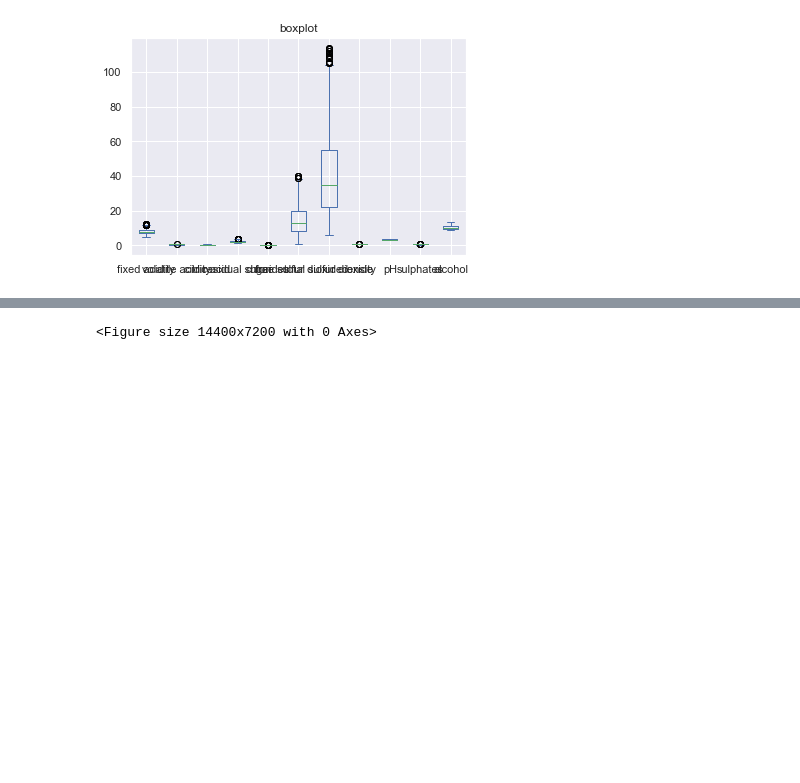
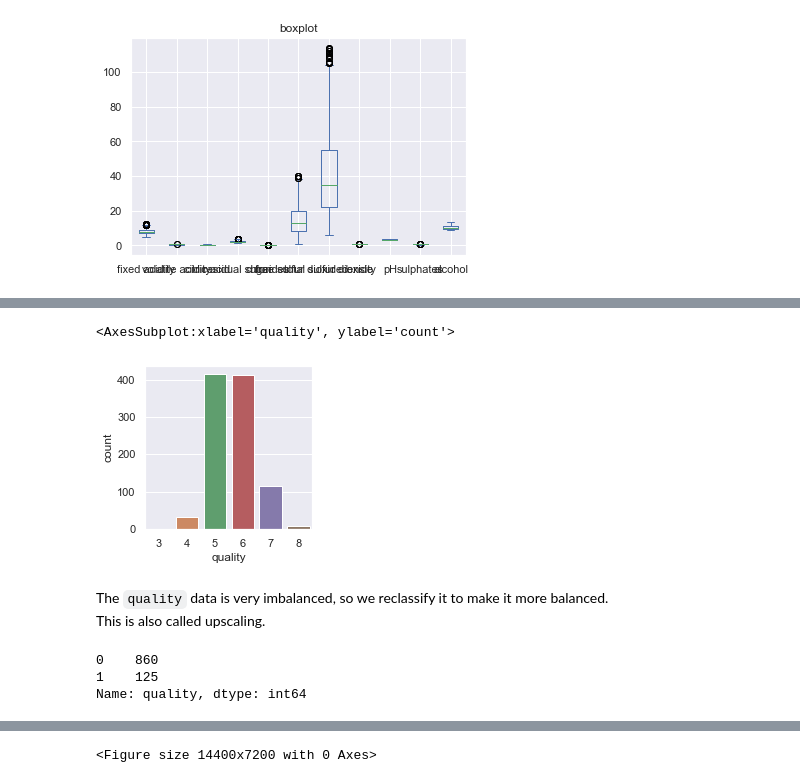
Before and after one commit to danxuZhang/WineQuality, a Jupyter notebook: src/data-clean-up.ipynb, the cells around one changed output, grey strips where cells are left out. Drawn from its saved outputs; the diff is of its cells as text; code cells hidden in the pictures; blank space fills up the shorter version.

Commit message:
Re-organize data clean-up pipeline

```diff
--- a/src/data-clean-up.ipynb
+++ b/src/data-clean-up.ipynb
@@ -287,0 +231,24 @@ wineDF.to_csv(path+'refined_wine.csv', index=False)
+# %%
+f = plt.figure(figsize=(3, 3))
+sb.countplot(x='quality', data=wineDF)
+# %% [output]
+<AxesSubplot:xlabel='quality', ylabel='count'>
+[figure, added]
+# %% [markdown]
+The `quality` data is very imbalanced, so we reclassify it to make it more balanced.
+This is also called upscaling.
+# %%
+# for `quality` lower than 7, we reclassify it as 0 (normal),
+# and for higher or equal than 7, reclassify it as 1 (excellent).
+dummy = wineDF['quality'].copy()
+for i in range(dummy.size):
+    if (dummy.iloc[i] <= 6):
+        dummy.iloc[i] = 0
+    elif (dummy.iloc[i] >= 7):
+        dummy.iloc[i] = 1
+
+dummy.value_counts()
+# %% [output]
+0    860
+1    125
+Name: quality, dtype: int64
```
Also changed, not shown: parts of 19 cells of this notebook, 4 other files.
